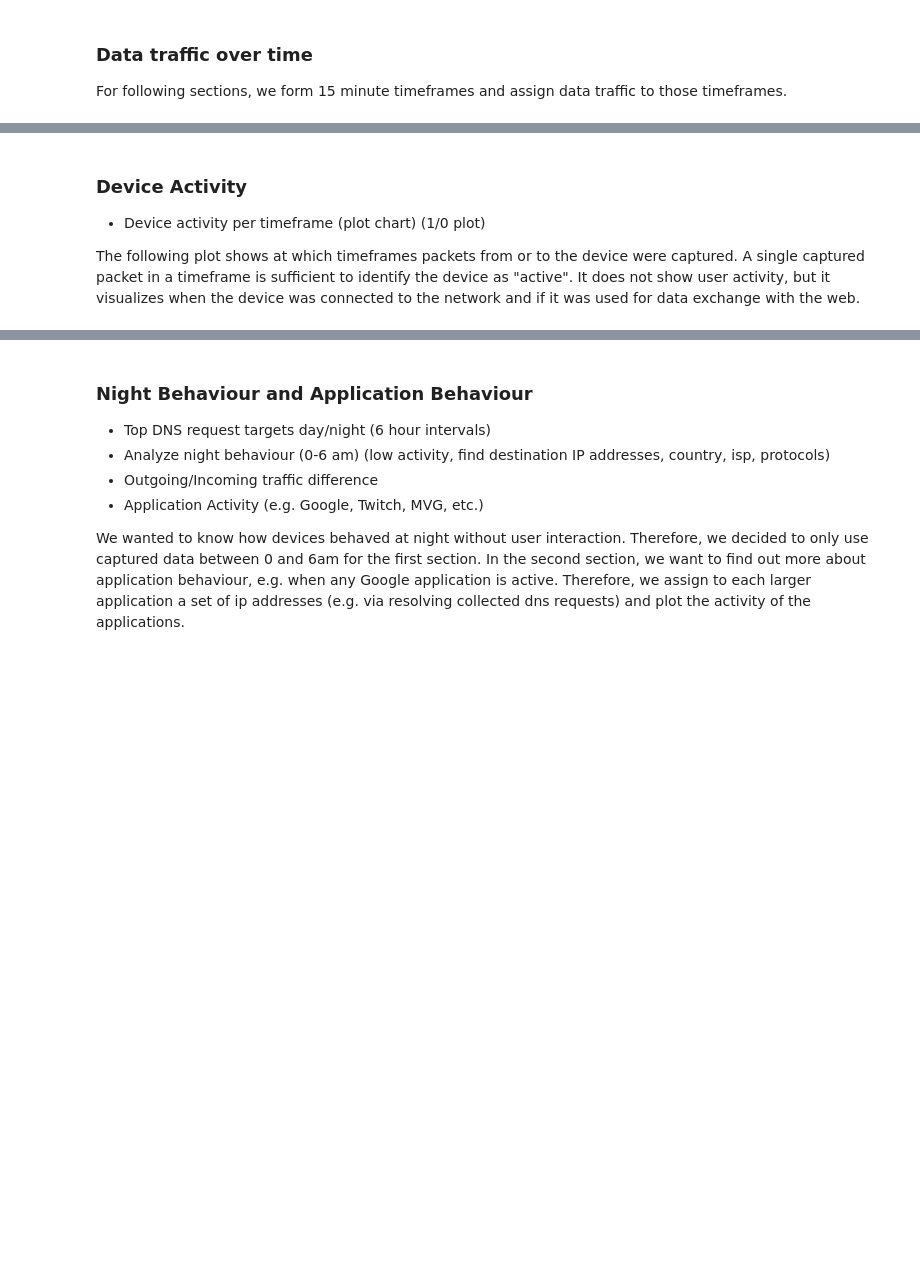
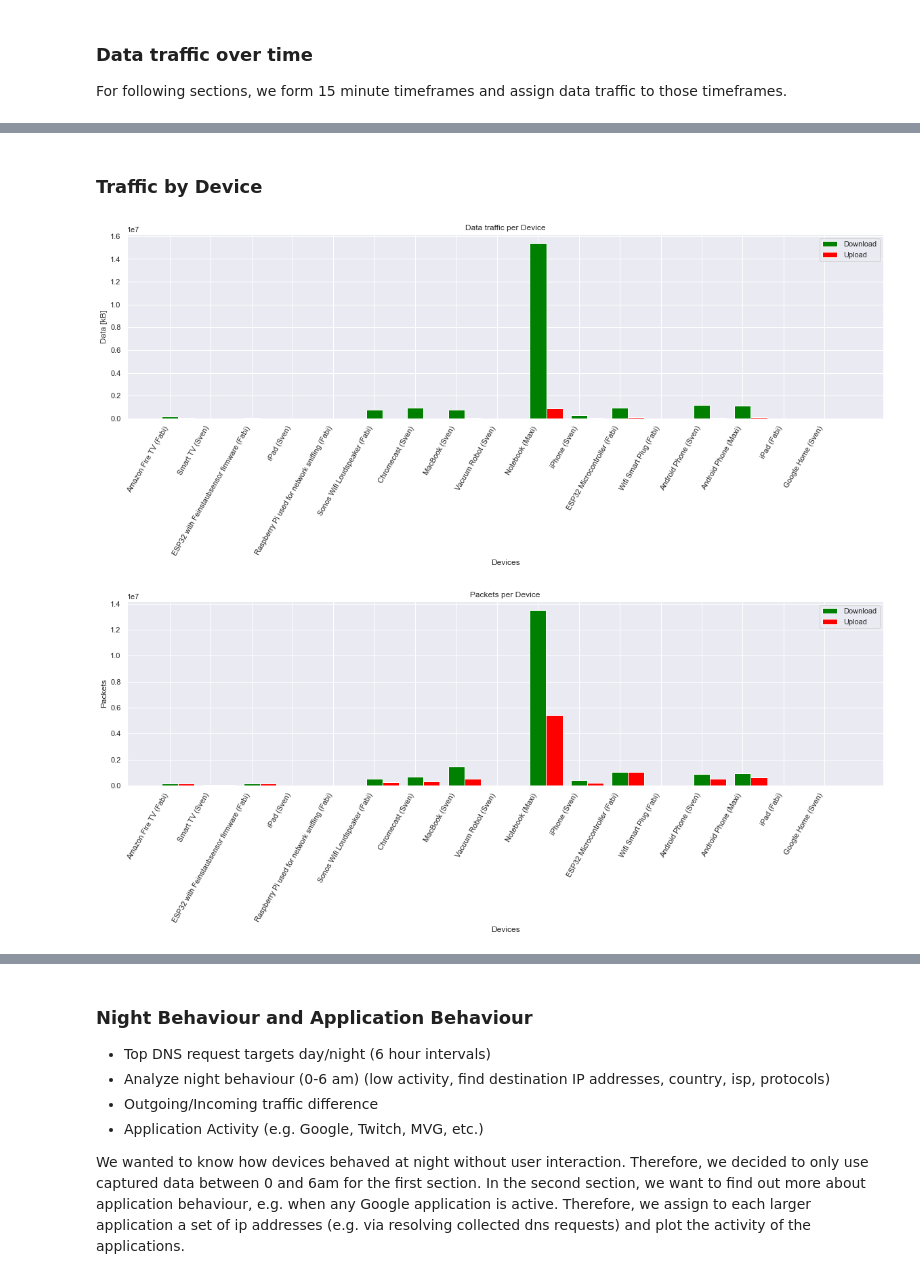
Before and after one commit to fabianh001/cmb_assignment2, a Jupyter notebook: cmb2.ipynb, the cells around one changed output, grey strips where cells are left out. Drawn from its saved outputs; the diff is of its cells as text; code cells hidden in the pictures; blank space fills up the shorter version.

```diff
--- a/cmb2.ipynb
+++ b/cmb2.ipynb
@@ -527,9 +741,8 @@ for name in devices_labels:
     df_device_dns[name] = dns_count
 # %%
 # Version 2
-# print(devices_mapping.values())
 # incoming traffic
-run_device_analysis = True
+run_device_analysis = False
 
 if run_device_analysis:
     print('Process incoming and outgoing traffic per device...')
@@ -551,11 +764,15 @@ if run_device_analysis:
 
     # group by device
     df_dns_device = df_dns_frames.groupby(['Device Name', 'dns-request']).Length.count().sort_values(ascending=False)
-# print(df_dns_device)
 
-# ip address traffic
+# ip address traffic destinations
 df_device_ip_dest = df.loc[(df['Source'].isin(devices_mapping.keys()))]
 df_device_ip_dest = df_device_ip_dest.groupby(['Device Name', 'Destination']).Length.count().sort_values(ascending=False)
-df_device_ip_dest.head(50)
+
+# ip address traffic sources
+df_device_ip_source = df.loc[df['Destination'].isin(devices_mapping.keys())]
+df_device_ip_source = df_device_ip_source.groupby(['Device Name', 'Source']).Length.count().sort_values(ascending=False)
+# df_device_ip_dest.head(50)
+# print(df.loc[df['Destination'].str.startswith("192.168")].groupby('Destination').size())
 # %%
 # transfer processed data to data structures
@@ -600,42 +864,44 @@ df_device_dns.to_csv('df_device_dns.csv')
+# %% [markdown]
+### Traffic by Device ###
 # %%
 # for each device, plot a bar that shows the data traffic (incoming and outgoing) and amount of packets
 # aggregate data
 df_device_in_total = (df_device_traffic.iloc[::2].agg(['sum']) // 1000).transpose()# even rows, incoming traffic
 df_device_out_total = (df_device_traffic.iloc[1::2].agg(['sum']) //1000).transpose()# odd rows, outgoing traffic
 df_device_in_total_num = df_device_in_total['sum'].to_numpy()
 df_device_out_total_num = df_device_out_total['sum'].to_numpy()
 
 df_device_in_packets_total = (df_device_packets.iloc[::2].agg(['sum'])).transpose()# even rows, incoming traffic
 df_device_out_packets_total = (df_device_packets.iloc[1::2].agg(['sum'])).transpose()# odd rows, outgoing traffic
 df_device_in_packets_total_num = df_device_in_packets_total['sum'].to_numpy()
 df_device_out_packets_total_num = df_device_out_packets_total['sum'].to_numpy()
 
 
 fig, ax = plt.subplots()
 plt.rcParams['figure.figsize'] = [20, 5]
 plt.xlabel('Devices')
 plt.ylabel('Data [kB]')
 plt.title('Data traffic per Device')
 plot_x_devices_traffic = np.arange(len(devices_labels))
 plt.xticks(plot_x_devices_traffic, devices_labels, rotation=60, ha="right")
-ax.bar(plot_x_devices_traffic, df_device_in_total_num, width=0.4, color='green')
-ax.bar(plot_x_devices_traffic + 0.4, df_device_out_total_num, width=0.4, color='red')
+ax.bar(plot_x_devices_traffic, df_device_in_total_num, width=0.4, label="Download", color='green')
+ax.bar(plot_x_devices_traffic + 0.4, df_device_out_total_num, width=0.4, label="Upload", color='red')
+ax.legend()
 fig.show()
 
 # plot packets
 
 fig, ax = plt.subplots()
 plt.rcParams['figure.figsize'] = [20, 5]
 plt.xlabel('Devices')
 plt.ylabel('Packets')
 plt.title('Packets per Device')
 plot_x_devices_traffic = np.arange(len(devices_labels))
 plt.xticks(plot_x_devices_traffic, devices_labels, rotation=60, ha="right")
-ax.bar(plot_x_devices_traffic, df_device_in_packets_total_num, width=0.4, color='green')
-ax.bar(plot_x_devices_traffic + 0.4, df_device_out_packets_total_num, width=0.4, color='red')
+ax.bar(plot_x_devices_traffic, df_device_in_packets_total_num, width=0.4, label="Download", color='green')
+ax.bar(plot_x_devices_traffic + 0.4, df_device_out_packets_total_num, width=0.4, label="Upload", color='red')
+ax.legend()
 fig.show()
+# %% [output]
+[figure, added]
+[figure, added]
-# %% [markdown]
-### Device Activity ###
-- Device activity per timeframe (plot chart) (1/0 plot)
-
-The following plot shows at which timeframes packets from or to the device were captured. A single captured packet in a timeframe is sufficient to identify the device as "active". It does not show user activity, but it visualizes when the device was connected to the network and if it was used for data exchange with the web.
```
Also changed, not shown: parts of 33 cells of this notebook.
